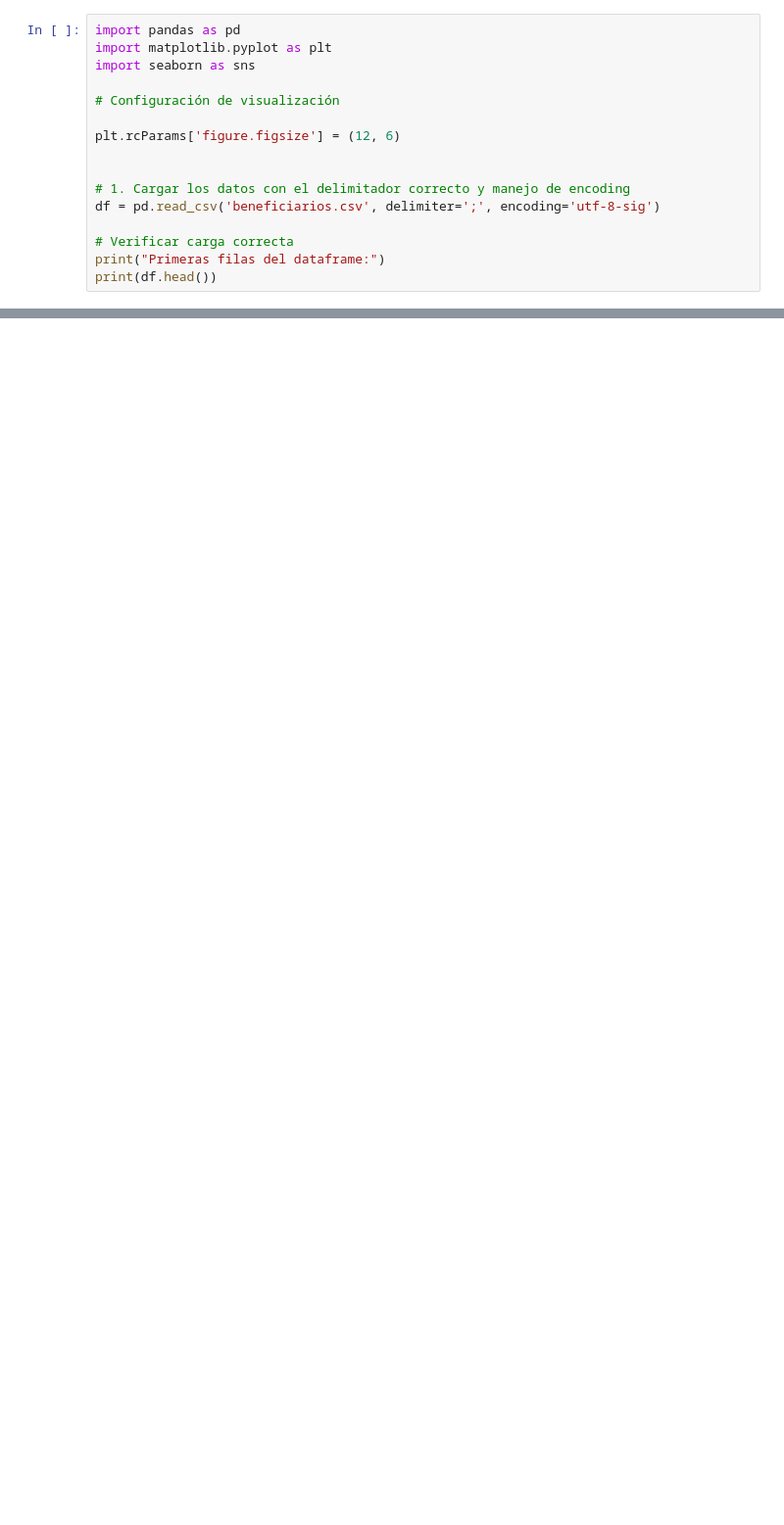
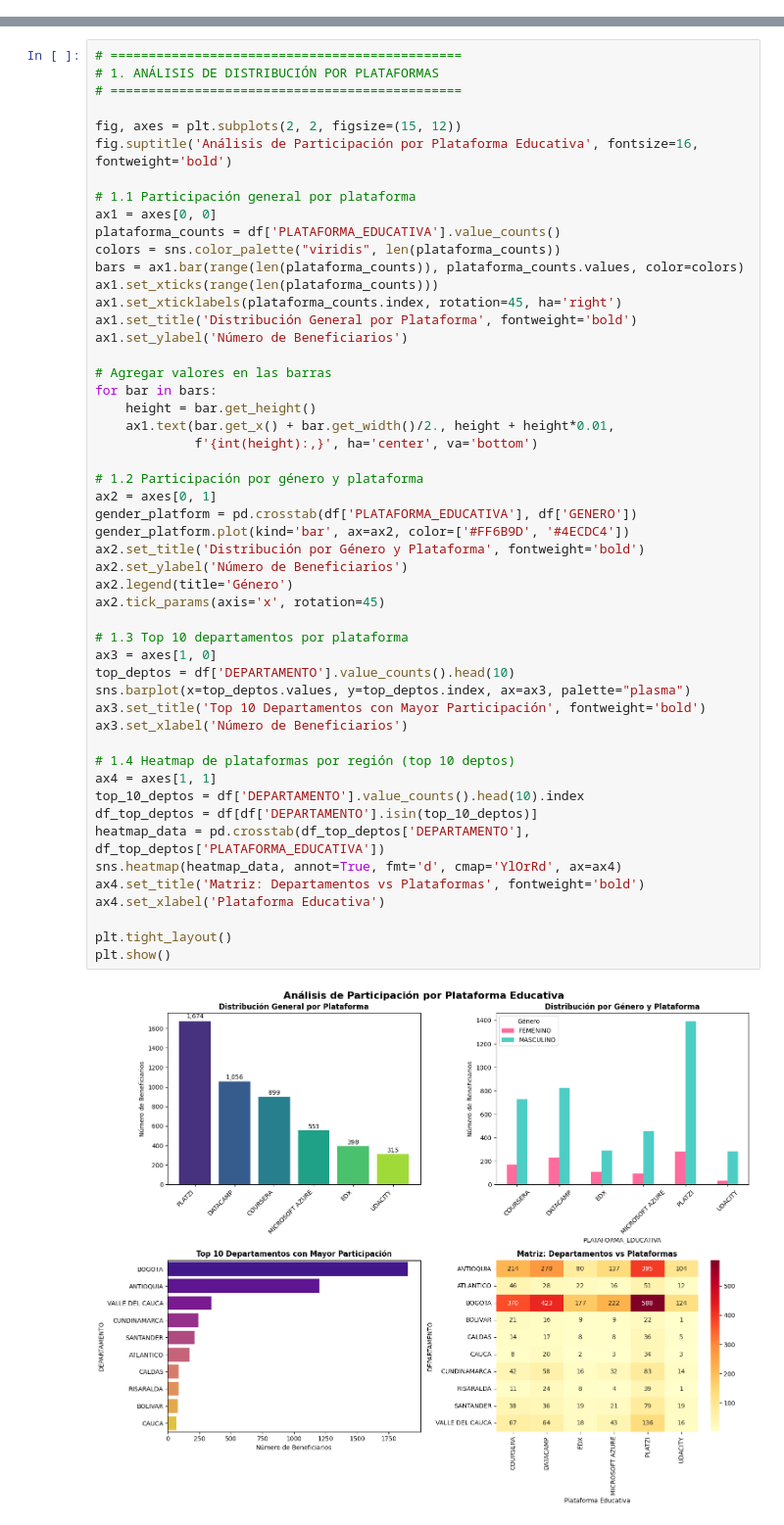
Before and after one commit to Emma-Ok/BootcampTalentoTech, a Jupyter notebook: SegundoObjetivo/2doObjetivoEspecifico.ipynb, the cells around one changed output, grey strips where cells are left out. Shown at 98% size. Saved outputs shown, nothing was run; the diff lists cells and outputs as text; blank space fills up the shorter version.

```diff
--- a/SegundoObjetivo/2doObjetivoEspecifico.ipynb
+++ b/SegundoObjetivo/2doObjetivoEspecifico.ipynb
@@ -25,16 +0,0 @@ Línea 14: BOGOTA;BOGOTA, D.C.;MASCULINO;33;MICROSOFT AZURE
-# %%
-import pandas as pd
-import matplotlib.pyplot as plt
-import seaborn as sns
-
-# Configuración de visualización
-
-plt.rcParams['figure.figsize'] = (12, 6)
-
-
-# 1. Cargar los datos con el delimitador correcto y manejo de encoding
-df = pd.read_csv('beneficiarios.csv', delimiter=';', encoding='utf-8-sig')
-
-# Verificar carga correcta
-print("Primeras filas del dataframe:")
-print(df.head())
@@ -279,0 +88,53 @@ plt.show()
+# %%
+# ==============================================
+# 1. ANÁLISIS DE DISTRIBUCIÓN POR PLATAFORMAS
+# ==============================================
+
+fig, axes = plt.subplots(2, 2, figsize=(15, 12))
+fig.suptitle('Análisis de Participación por Plataforma Educativa', fontsize=16, fontweight='bold')
+
+# 1.1 Participación general por plataforma
+ax1 = axes[0, 0]
+plataforma_counts = df['PLATAFORMA_EDUCATIVA'].value_counts()
+colors = sns.color_palette("viridis", len(plataforma_counts))
+bars = ax1.bar(range(len(plataforma_counts)), plataforma_counts.values, color=colors)
+ax1.set_xticks(range(len(plataforma_counts)))
+ax1.set_xticklabels(plataforma_counts.index, rotation=45, ha='right')
+ax1.set_title('Distribución General por Plataforma', fontweight='bold')
+ax1.set_ylabel('Número de Beneficiarios')
+
+# Agregar valores en las barras
+for bar in bars:
+    height = bar.get_height()
+    ax1.text(bar.get_x() + bar.get_width()/2., height + height*0.01,
+             f'{int(height):,}', ha='center', va='bottom')
+
+# 1.2 Participación por género y plataforma
+ax2 = axes[0, 1]
+gender_platform = pd.crosstab(df['PLATAFORMA_EDUCATIVA'], df['GENERO'])
+gender_platform.plot(kind='bar', ax=ax2, color=['#FF6B9D', '#4ECDC4'])
+ax2.set_title('Distribución por Género y Plataforma', fontweight='bold')
+ax2.set_ylabel('Número de Beneficiarios')
+ax2.legend(title='Género')
+ax2.tick_params(axis='x', rotation=45)
+
+# 1.3 Top 10 departamentos por plataforma
+ax3 = axes[1, 0]
+top_deptos = df['DEPARTAMENTO'].value_counts().head(10)
+sns.barplot(x=top_deptos.values, y=top_deptos.index, ax=ax3, palette="plasma")
+ax3.set_title('Top 10 Departamentos con Mayor Participación', fontweight='bold')
+ax3.set_xlabel('Número de Beneficiarios')
+
+# 1.4 Heatmap de plataformas por región (top 10 deptos)
+ax4 = axes[1, 1]
+top_10_deptos = df['DEPARTAMENTO'].value_counts().head(10).index
+df_top_deptos = df[df['DEPARTAMENTO'].isin(top_10_deptos)]
+heatmap_data = pd.crosstab(df_top_deptos['DEPARTAMENTO'], df_top_deptos['PLATAFORMA_EDUCATIVA'])
+sns.heatmap(heatmap_data, annot=True, fmt='d', cmap='YlOrRd', ax=ax4)
+ax4.set_title('Matriz: Departamentos vs Plataformas', fontweight='bold')
+ax4.set_xlabel('Plataforma Educativa')
+
+plt.tight_layout()
+plt.show()
+# %% [output]
+[figure, added]
```
Also changed, not shown: parts of 16 cells of this notebook, 20 other files.
